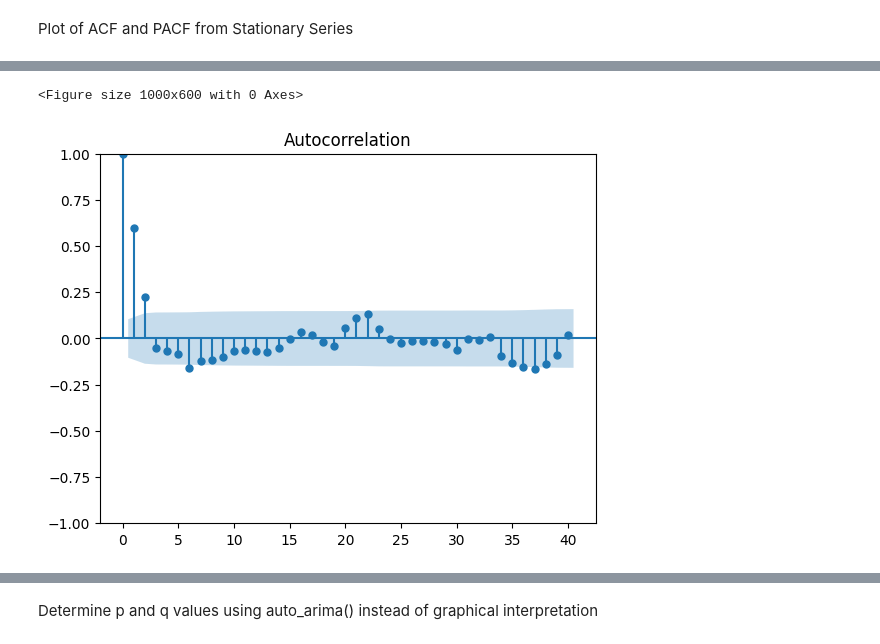
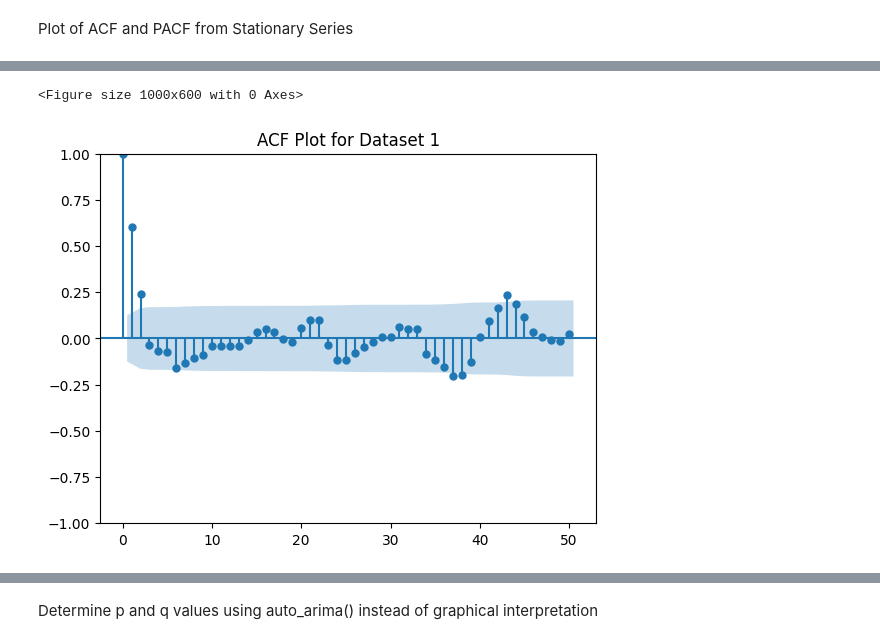
Before and after one commit to 2022-uwf-nsa-grad-project/Time-Series-Analysis, a Jupyter notebook: ARIMAModelFitStd.ipynb, the cells around one changed output, grey strips where cells are left out. Saved outputs shown, nothing was run; the diff lists cells and outputs as text; code cells hidden in the pictures.

```diff
--- a/ARIMAModelFitStd.ipynb
+++ b/ARIMAModelFitStd.ipynb
@@ -219,13 +234,13 @@ Plot of ACF and PACF from Stationary Series
 # %%
 #Check for seasonality
 import matplotlib.pyplot as plt
-
-#Plot the original time series
-plt.figure(figsize=(10,6))
-plt.plot(df_training_set['sum_orig_bytes'], label='Sum of Originator Bytes')
-plt.title('Time Series Plot (Checking for Seasonality)')
-plt.xlabel('Time')
-plt.ylabel('Bytes')
-plt.legend()
-plt.show()
+for i, df_train in enumerate(df_train_list):
+    #Plot the original time series
+    plt.figure(figsize=(10,6))
+    plt.plot(df_train['sum_orig_bytes_log'], label='Sum of Originator Bytes')
+    plt.title(f'Time Series Plot (Checking for Seasonality) Dataset {i+1}')
+    plt.xlabel('Time')
+    plt.ylabel('Bytes')
+    plt.legend()
+    plt.show()
 # %% [output]
@@ -233,32 +256,54 @@ plt.show()
 # %%
-#Seasonality with ACF
+# Seasonality with ACF
 from statsmodels.tsa.stattools import acf
 import matplotlib.pyplot as plt
 from statsmodels.graphics.tsaplots import plot_acf
 
-#Step 1: Calculate ACF Values
-acf_values = acf(df_training_set['sum_orig_bytes'], nlags=50)
+seasonal_list = []  # 1 for seasonal, 0 for non-seasonal
+seasonal_periods = []  # Record the seasonal period (m) for each dataset
 
-#Step 2: Check for significant spikes at regular intervals
-#Threshold for significance (Consider 1.96/sqrt(N), where N is the number of observations)
-threshold = 1.96 / (len(df_training_set['sum_orig_bytes']) **0.5)
+for i, df_train in enumerate(df_train_list):
+    # Calculate the maximum number of lags based on data length
+    max_lags = min(50, len(df_train['sum_orig_bytes_log']) - 1)  # Ensure we don't exceed the data length
 
-#Check for significant spikes at regular lags (e.g., lag 12, 24, 36 for monthly seasonality)
-seasonal_lags = [12,24, 36] #Adjust based on the expected seasonality period
-seasonal = False
-for lag in seasonal_lags:
-    if abs(acf_values[lag])>threshold:
-        seasonal = True
-        break
+    # Calculate ACF Values
+    acf_values = acf(df_train['sum_orig_bytes_log'], nlags=max_lags)
 
-#Step 3: Print a statement indicating if the series is seasonal or not
-if seasonal:
-    print("The time series shows evidence of seasonality.")
-else:
-    print("The time series does not show significant evidence of seasonality.")
 
-#Step 4: Plot the ACF for visual purposes
-plt.figure(figsize=(10,6))
-plot_acf(df_training_set['sum_orig_bytes'], lags=40)
-plt.show()
+    # Threshold for significance (1.96/sqrt(N), where N is the number of observations)
+    threshold = 1.96 / (len(df_train['sum_orig_bytes_log']) ** 0.5)
+
+    # Identify significant lags
+    significant_lags = [lag for lag, value in enumerate(acf_values) if abs(value) > threshold]
+
+    # Determine if the dataset is seasonal
+    seasonal = False
+    seasonal_period = None
+
+    for j in range(1, len(significant_lags)):
+        # Calculate the gap between significant lags
+        lag_gap = significant_lags[j] - significant_lags[j-1]
+        if lag_gap > 1:  # Avoid immediate autocorrelations
+            seasonal = True
+            seasonal_period = lag_gap
+            break
+
+    # Record results
+    if seasonal:
+        print(f"The time series for dataset {i+1} shows evidence of seasonality with a period of {seasonal_period}.")
+        seasonal_list.append(1)
+        seasonal_periods.append(seasonal_period)
+    else:
+        print(f"The time series for dataset {i+1} does not show significant evidence of seasonality.")
+        seasonal_list.append(0)
+        seasonal_periods.append(None)  # No seasonality detected
+
+    # Plot the ACF for visual purposes
+    plt.figure(figsize=(10, 6))
+    plot_acf(df_train['sum_orig_bytes_log'], lags=max_lags)
+    plt.title(f"ACF Plot for Dataset {i+1}")
+    plt.show()
+
+# Print the seasonal periods found for reference
+print("Seasonal periods detected:", seasonal_periods)
 # %% [output]
@@ -266,2 +311,2 @@ The time series shows evidence of seasonality.
 <Figure size 1000x600 with 0 Axes>
-[figure, old version]
+[figure, new version]
```
Also changed, not shown: parts of 16 cells of this notebook.
